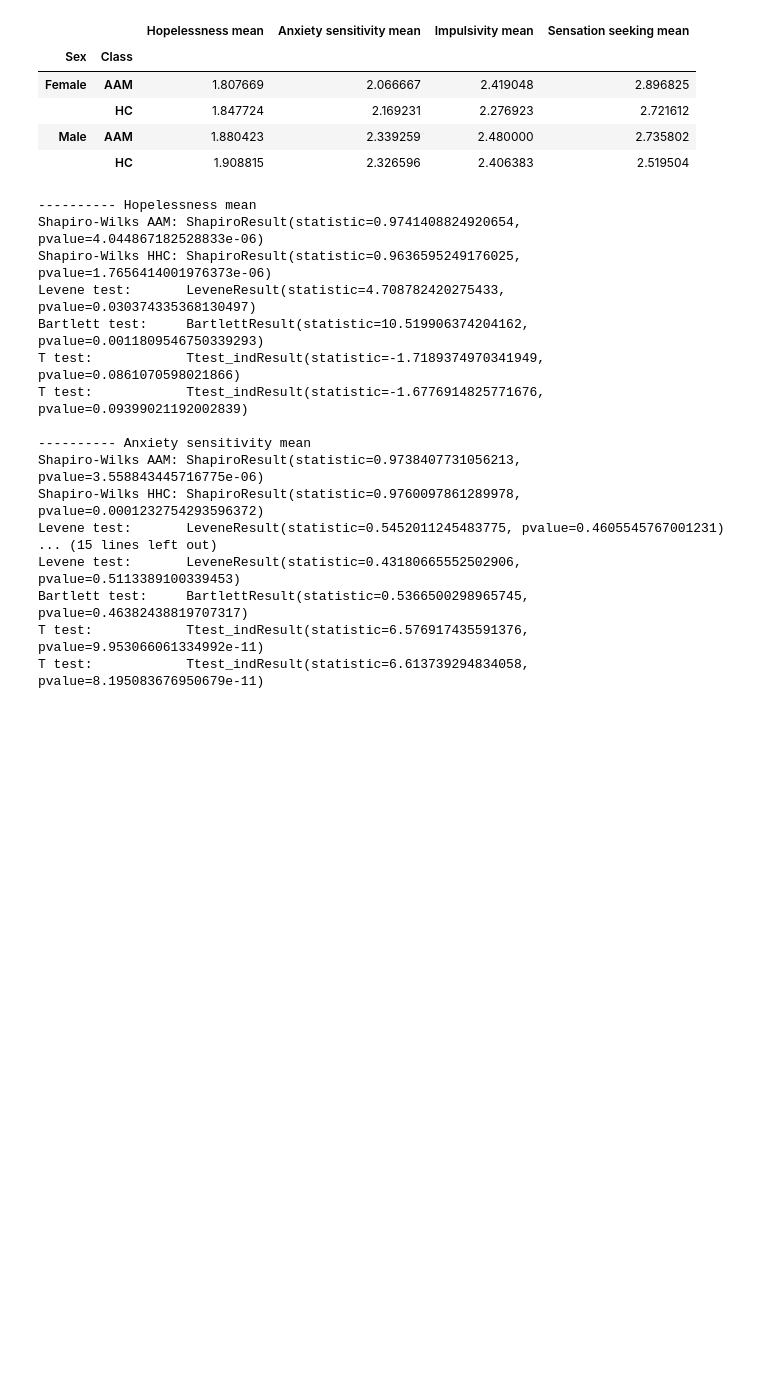
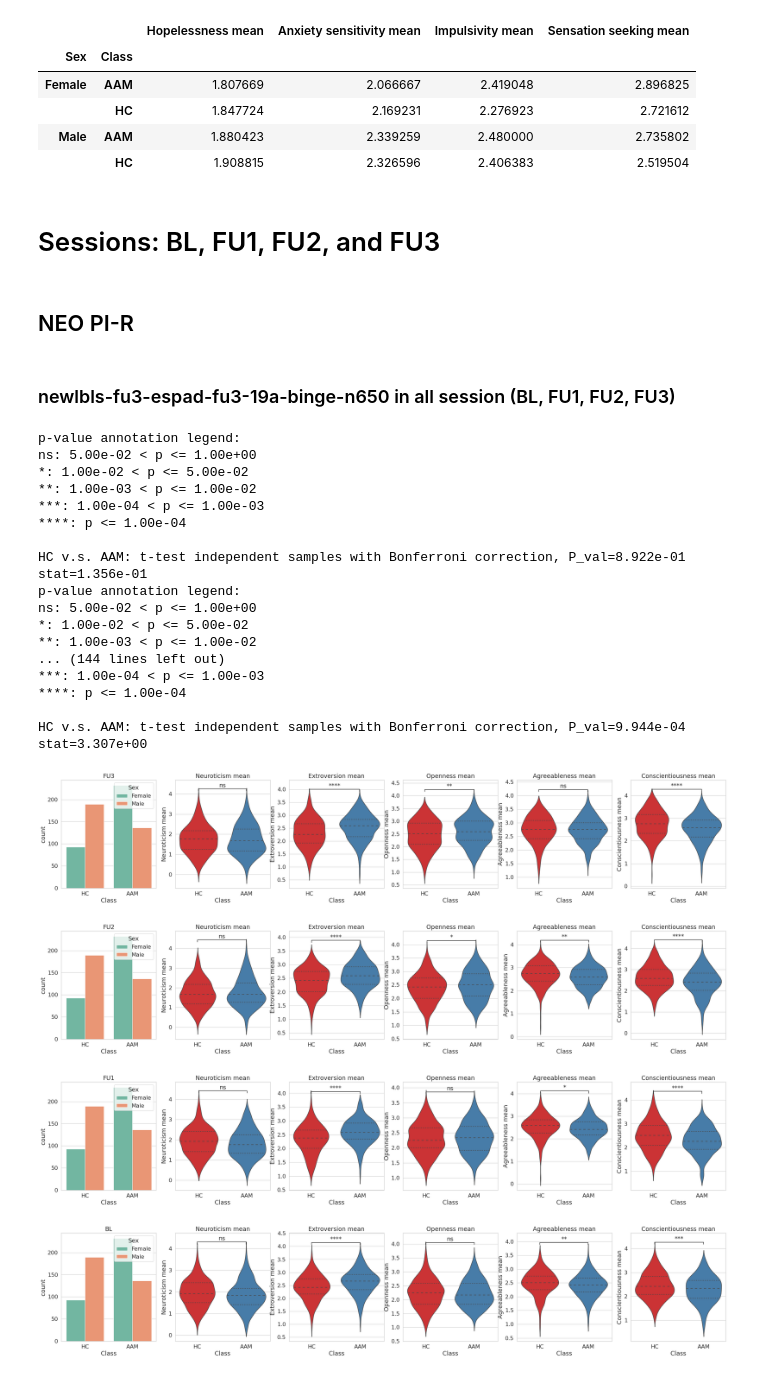
Before and after one commit to RoshanRane/ML_for_IMAGEN, a Jupyter notebook: posthoc_analysis/imagen_SS_Psychological_profile.ipynb, the cells around one changed output. Drawn from its saved outputs; the diff is of its cells as text; code cells hidden in the pictures; blank space fills up the shorter version.

Commit message:
imagen: posthoc analysis

```diff
--- a/posthoc_analysis/imagen_SS_Psychological_profile.ipynb
+++ b/posthoc_analysis/imagen_SS_Psychological_profile.ipynb
@@ -455,25 +460,52 @@ DF.groupby(["Sex", "Class"])[COL].mean()
 |  | HC | 1.847724 | 2.169231 | 2.276923 | 2.721612 |
 | Male | AAM | 1.880423 | 2.339259 | 2.480000 | 2.735802 |
 |  | HC | 1.908815 | 2.326596 | 2.406383 | 2.519504 |
-# %%
-stat_binge_BL_SURPS.inference_statistics()
-# %% [output]
----------- Hopelessness mean
-Shapiro-Wilks AAM: ShapiroResult(statistic=0.9741408824920654, pvalue=4.044867182528833e-06)
-Shapiro-Wilks HHC: ShapiroResult(statistic=0.9636595249176025, pvalue=1.7656414001976373e-06)
-Levene test:       LeveneResult(statistic=4.708782420275433, pvalue=0.030374335368130497)
-Bartlett test:     BartlettResult(statistic=10.519906374204162, pvalue=0.0011809546750339293)
-T test:            Ttest_indResult(statistic=-1.7189374970341949, pvalue=0.0861070598021866)
-T test:            Ttest_indResult(statistic=-1.6776914825771676, pvalue=0.09399021192002839)
-
----------- Anxiety sensitivity mean
-Shapiro-Wilks AAM: ShapiroResult(statistic=0.9738407731056213, pvalue=3.558843445716775e-06)
-Shapiro-Wilks HHC: ShapiroResult(statistic=0.9760097861289978, pvalue=0.0001232754293596372)
-Levene test:       LeveneResult(statistic=0.5452011245483775, pvalue=0.4605545767001231)
-... (15 lines left out)
-Levene test:       LeveneResult(statistic=0.43180665552502906, pvalue=0.5113389100339453)
-Bartlett test:     BartlettResult(statistic=0.5366500298965745, pvalue=0.46382438819707317)
-T test:            Ttest_indResult(statistic=6.576917435591376, pvalue=9.953066061334992e-11)
-T test:            Ttest_indResult(statistic=6.613739294834058, pvalue=8.195083676950679e-11)
 # %%
 # stat_binge_BL_SURPS.demographic_plot()
+# %% [markdown]
+# Sessions: BL, FU1, FU2, and FU3
+# %% [markdown]
+## NEO PI-R
+# %% [markdown]
+### newlbls-fu3-espad-fu3-19a-binge-n650 in all session (BL, FU1, FU2, FU3)
+# %%
+# session plot
+for (S, DF) in [('FU3', df_binge_FU3_NEO), ('FU2', df_binge_FU2_NEO),
+           ('FU1', df_binge_FU1_NEO), ('BL', df_binge_BL_NEO)]:
+    columns = ['Neuroticism mean','Extroversion mean','Openness mean',
+           'Agreeableness mean','Conscientiousness mean']
+    sns.set(style="whitegrid", font_scale=1.5)
+    fig, axes = plt.subplots(nrows=1, ncols=len(columns)+1,
+                             figsize=((len(columns)+1)**2, len(columns)+1))
+    sns.countplot(x="Class", hue='Sex', order=['HC', 'AAM'], data = DF,
+                  ax = axes[0], palette="Set2").set(title=S)
+
+    for i, j in enumerate(columns):
+        axes[i+1].set_title(columns[i])
+        sns.violinplot(x="Class", y=j, data=DF, order=['HC', 'AAM'],
+                       inner="quartile", ax = axes[i+1], palette="Set1")
+        add_stat_annotation(ax = axes[i+1], data=DF, x="Class", y=j,
+                            box_pairs = [("HC","AAM")], order=["HC","AAM"],
+                            test='t-test_ind', text_format='star', loc='inside')
+# %% [output]
+p-value annotation legend:
+ns: 5.00e-02 < p <= 1.00e+00
+*: 1.00e-02 < p <= 5.00e-02
+**: 1.00e-03 < p <= 1.00e-02
+***: 1.00e-04 < p <= 1.00e-03
+****: p <= 1.00e-04
+
+HC v.s. AAM: t-test independent samples with Bonferroni correction, P_val=8.922e-01 stat=1.356e-01
+p-value annotation legend:
+ns: 5.00e-02 < p <= 1.00e+00
+*: 1.00e-02 < p <= 5.00e-02
+**: 1.00e-03 < p <= 1.00e-02
+... (144 lines left out)
+***: 1.00e-04 < p <= 1.00e-03
+****: p <= 1.00e-04
+
+HC v.s. AAM: t-test independent samples with Bonferroni correction, P_val=9.944e-04 stat=3.307e+00
+[figure, added]
+[figure, added]
+[figure, added]
+[figure, added]
```
Also changed, not shown: parts of 23 cells of this notebook, 3 other files.
